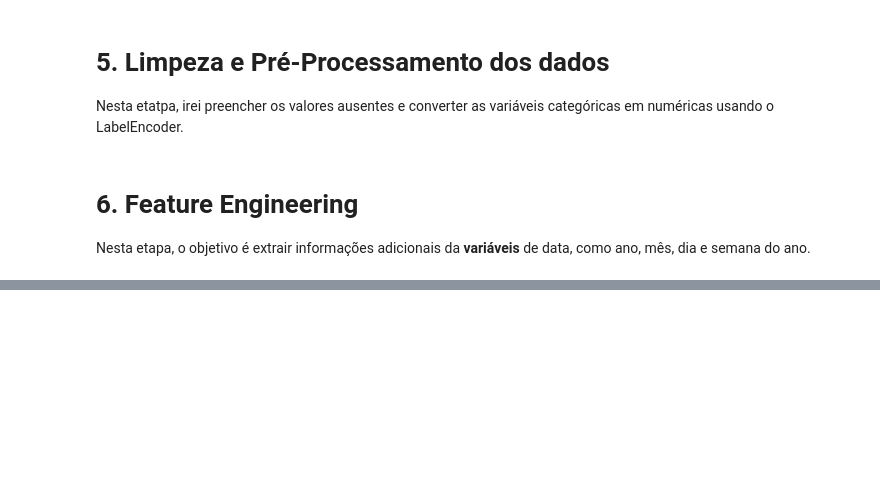
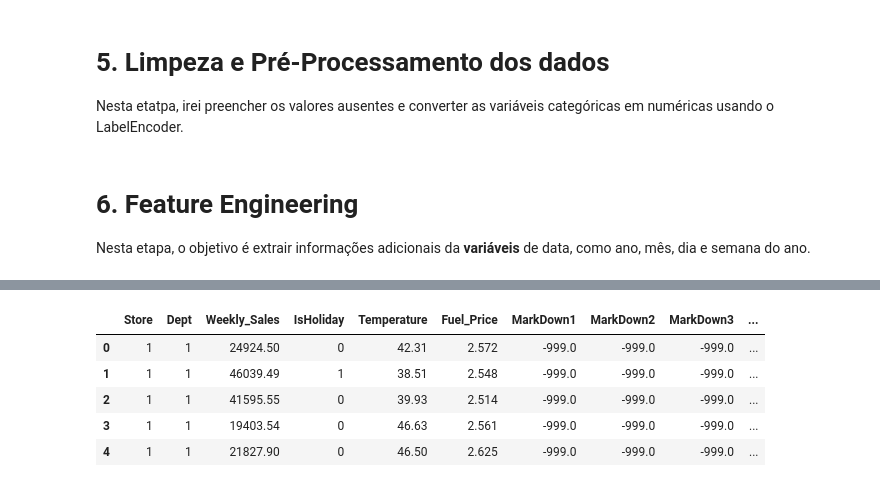
Before and after one commit to marcosvnespolo/Previsao_Vendas, a Jupyter notebook: Previsão_de_Vendas.ipynb, the cells around one changed output, grey strips where cells are left out. Drawn from its saved outputs; the diff is of its cells as text; code cells hidden in the pictures; blank space fills up the shorter version.

Commit message:
Removendo a Coluna Date

```diff
--- a/Previsão_de_Vendas.ipynb
+++ b/Previsão_de_Vendas.ipynb
@@ -95,0 +99,12 @@ test['WeekOfYear'] = test['Date'].dt.weekofyear
+# %%
+train.drop('Date', axis=1, inplace=True)
+test.drop('Date', axis=1, inplace=True)
+# %%
+display(train.head())
+# %% [output]
+|  | Store | Dept | Weekly_Sales | IsHoliday | Temperature | Fuel_Price | MarkDown1 | MarkDown2 | MarkDown3 | ... |
+| 0 | 1 | 1 | 24924.50 | 0 | 42.31 | 2.572 | -999.0 | -999.0 | -999.0 | ... |
+| 1 | 1 | 1 | 46039.49 | 1 | 38.51 | 2.548 | -999.0 | -999.0 | -999.0 | ... |
+| 2 | 1 | 1 | 41595.55 | 0 | 39.93 | 2.514 | -999.0 | -999.0 | -999.0 | ... |
+| 3 | 1 | 1 | 19403.54 | 0 | 46.63 | 2.561 | -999.0 | -999.0 | -999.0 | ... |
+| 4 | 1 | 1 | 21827.90 | 0 | 46.50 | 2.625 | -999.0 | -999.0 | -999.0 | ... |
```
Also changed, not shown: parts of 2 cells of this notebook.
